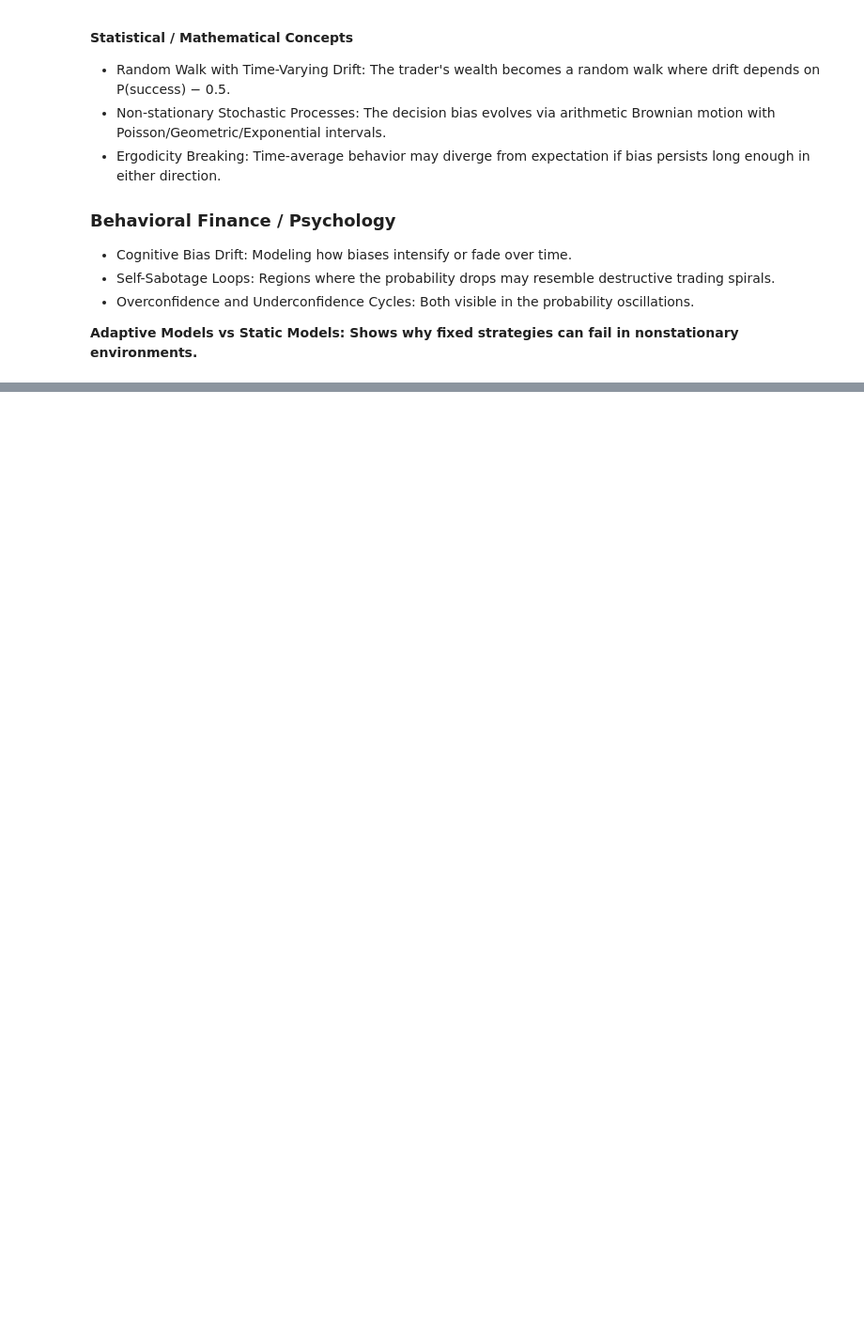
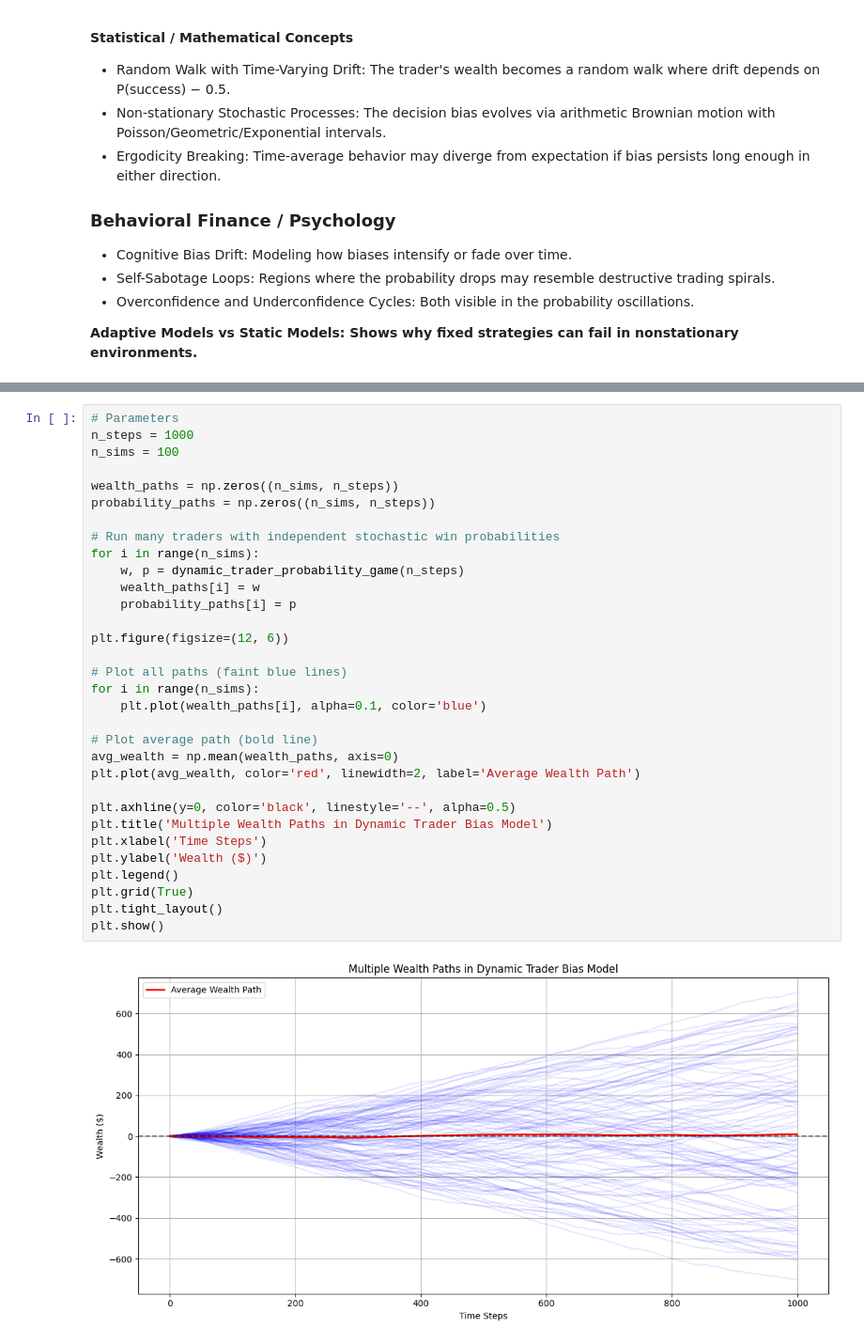
Before and after one commit to anteqkois/algo-statistics-bachelors-thesis, a Jupyter notebook: src/statistic-in-trading.ipynb, the cells around one changed output, grey strips where cells are left out. Shown: that part at 94% size. Cells and saved outputs as stored; diff of their text form; blank space fills up the shorter version.

Commit message:
(games) check second game for many traders

```diff
--- a/src/statistic-in-trading.ipynb
+++ b/src/statistic-in-trading.ipynb
@@ -242,0 +247,34 @@ The second experiment shows us:
+# %%
+# Parameters
+n_steps = 1000
+n_sims = 100
+
+wealth_paths = np.zeros((n_sims, n_steps))
+probability_paths = np.zeros((n_sims, n_steps))
+
+# Run many traders with independent stochastic win probabilities
+for i in range(n_sims):
+    w, p = dynamic_trader_probability_game(n_steps)
+    wealth_paths[i] = w
+    probability_paths[i] = p
+
+plt.figure(figsize=(12, 6))
+
+# Plot all paths (faint blue lines)
+for i in range(n_sims):
+    plt.plot(wealth_paths[i], alpha=0.1, color='blue')
+
+# Plot average path (bold line)
+avg_wealth = np.mean(wealth_paths, axis=0)
+plt.plot(avg_wealth, color='red', linewidth=2, label='Average Wealth Path')
+
+plt.axhline(y=0, color='black', linestyle='--', alpha=0.5)
+plt.title('Multiple Wealth Paths in Dynamic Trader Bias Model')
+plt.xlabel('Time Steps')
+plt.ylabel('Wealth ($)')
+plt.legend()
+plt.grid(True)
+plt.tight_layout()
+plt.show()
+# %% [output]
+[figure, added]
```
Also changed, not shown: parts of 2 cells of this notebook.
